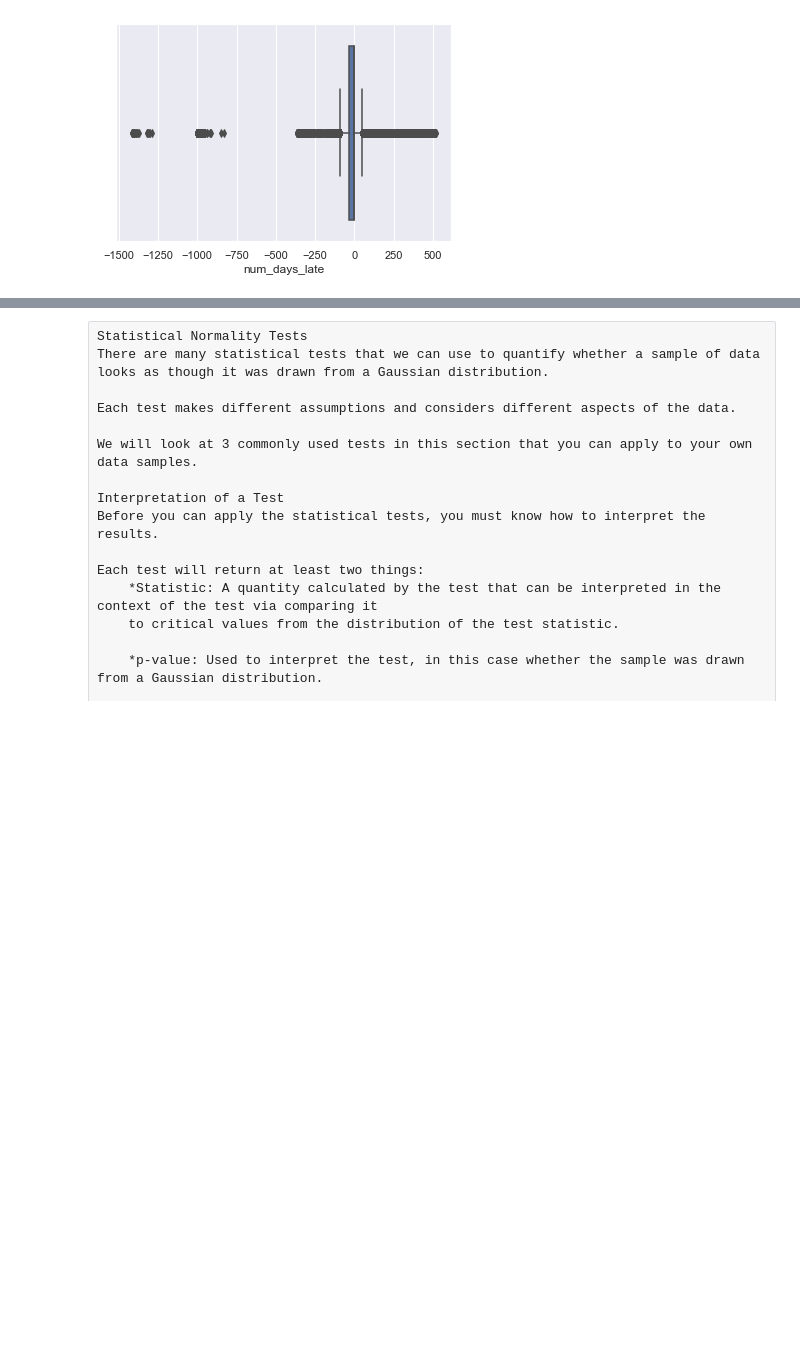
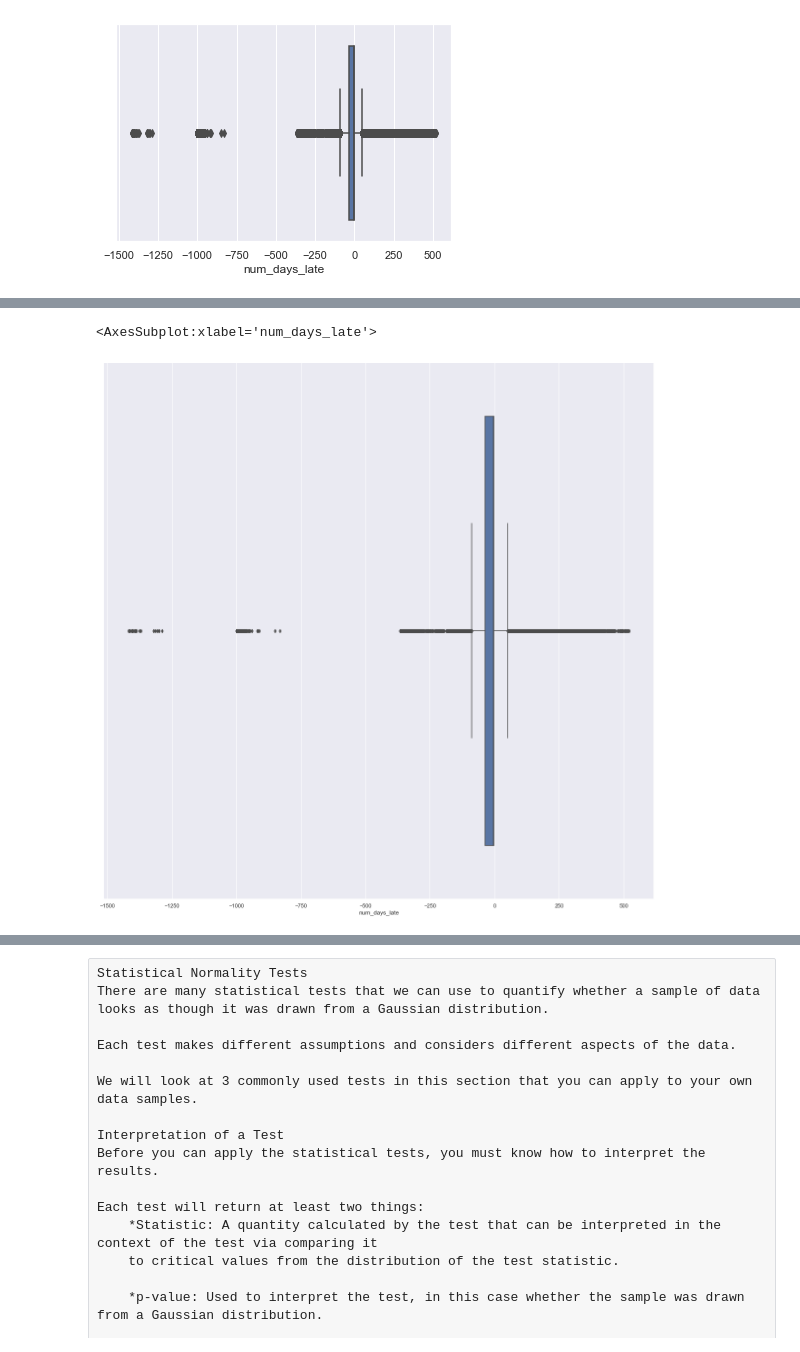
Before and after one commit to raedownen/classification_311, a Jupyter notebook: working_nb.ipynb, the cells around one changed output, grey strips where cells are left out. Drawn from its saved outputs; the diff is of its cells as text; code cells hidden in the pictures; blank space fills up the shorter version.

```diff
--- a/working_nb.ipynb
+++ b/working_nb.ipynb
@@ -854,0 +440,6 @@ array(['Closed'], dtype=object)
+# %%
+plt.figure(figsize=(20, 20))
+sns.boxplot(df['num_days_late'])
+# %% [output]
+<AxesSubplot:xlabel='num_days_late'>
+[figure, added]
```
Also changed, not shown: parts of 111 cells of this notebook.
